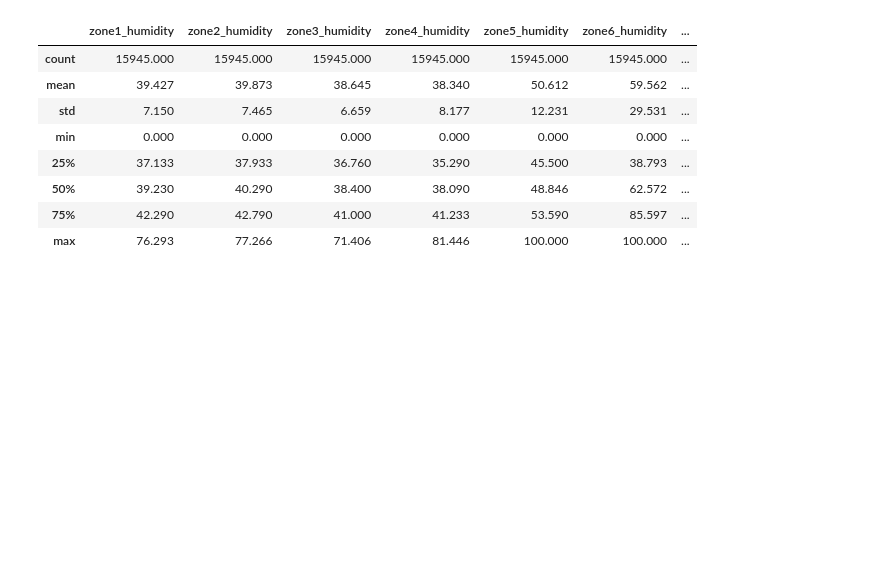
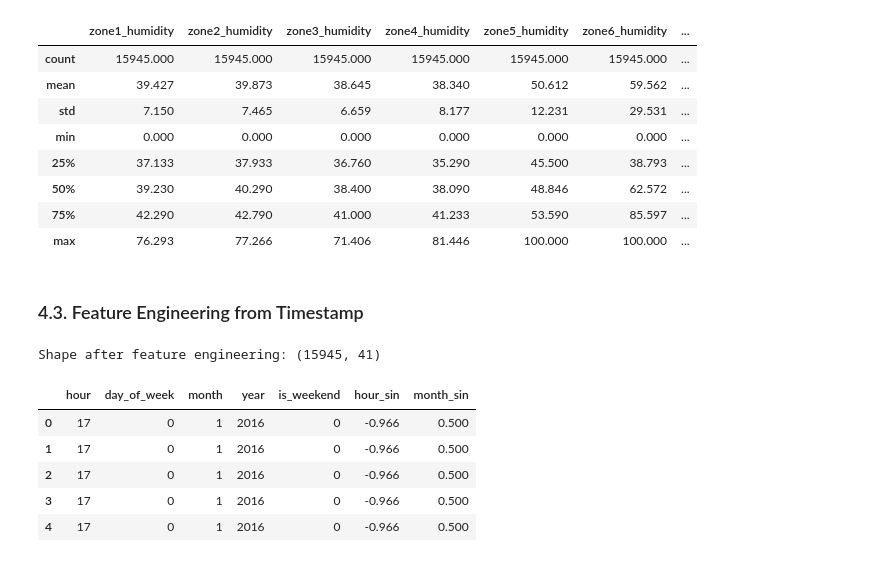
Before and after one commit to vaibhav7k/DS-Intern-Assignment-Vaibhav_Waghmare, a Jupyter notebook: SmartFactoryEnergyPrediction.ipynb, the cells around one changed output. Saved outputs shown, nothing was run; the diff lists cells and outputs as text; code cells hidden in the pictures; blank space fills up the shorter version.

```diff
--- a/SmartFactoryEnergyPrediction.ipynb
+++ b/SmartFactoryEnergyPrediction.ipynb
@@ -269,3 +269,32 @@ Summary statistics after outlier treatment:
 | 50% | 39.230 | 40.290 | 38.400 | 38.090 | 48.846 | 62.572 | ... |
 | 75% | 42.290 | 42.790 | 41.000 | 41.233 | 53.590 | 85.597 | ... |
 | max | 76.293 | 77.266 | 71.406 | 81.446 | 100.000 | 100.000 | ... |
+# %% [markdown]
+### 4.3. Feature Engineering from Timestamp
+# %%
+df['hour'] = df['timestamp'].dt.hour
+df['day_of_week'] = df['timestamp'].dt.dayofweek # Monday=0, Sunday=6
+df['day_of_month'] = df['timestamp'].dt.day
+df['month'] = df['timestamp'].dt.month
+df['year'] = df['timestamp'].dt.year # Could be useful if there's long-term trend
+df['is_weekend'] = df['day_of_week'].apply(lambda x: 1 if x >= 5 else 0)
+
+# Cyclical features for time
+df['hour_sin'] = np.sin(2 * np.pi * df['hour']/24.0)
+df['hour_cos'] = np.cos(2 * np.pi * df['hour']/24.0)
+df['month_sin'] = np.sin(2 * np.pi * df['month']/12.0)
+df['month_cos'] = np.cos(2 * np.pi * df['month']/12.0)
+df['day_of_week_sin'] = np.sin(2 * np.pi * df['day_of_week']/7.0)
+df['day_of_week_cos'] = np.cos(2 * np.pi * df['day_of_week']/7.0)
+
+
+print("\nShape after feature engineering:", df.shape)
+display(df[['hour', 'day_of_week', 'month', 'year', 'is_weekend', 'hour_sin', 'month_sin']].head())
+# %% [output]
+Shape after feature engineering: (15945, 41)
+|  | hour | day_of_week | month | year | is_weekend | hour_sin | month_sin |
+| 0 | 17 | 0 | 1 | 2016 | 0 | -0.966 | 0.500 |
+| 1 | 17 | 0 | 1 | 2016 | 0 | -0.966 | 0.500 |
+| 2 | 17 | 0 | 1 | 2016 | 0 | -0.966 | 0.500 |
+| 3 | 17 | 0 | 1 | 2016 | 0 | -0.966 | 0.500 |
+| 4 | 17 | 0 | 1 | 2016 | 0 | -0.966 | 0.500 |
```
Also changed, not shown: parts of 3 cells of this notebook.
